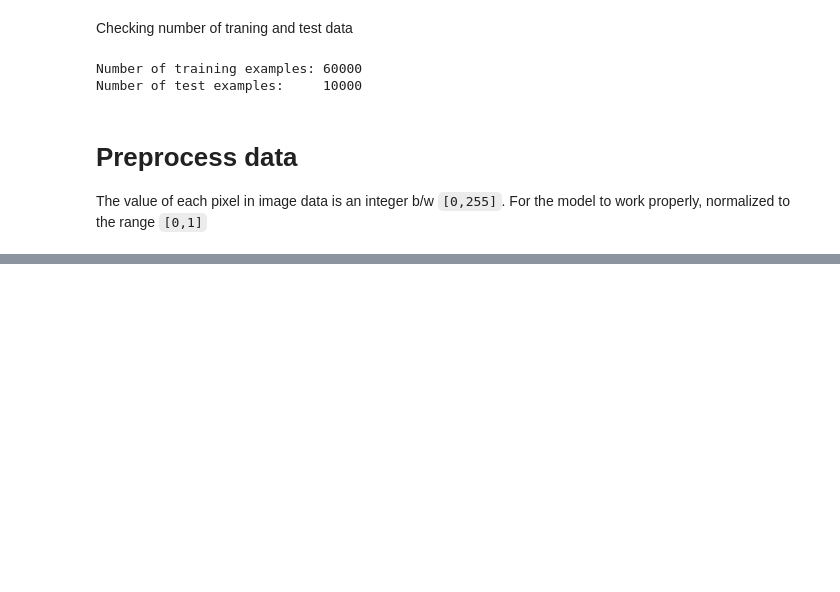
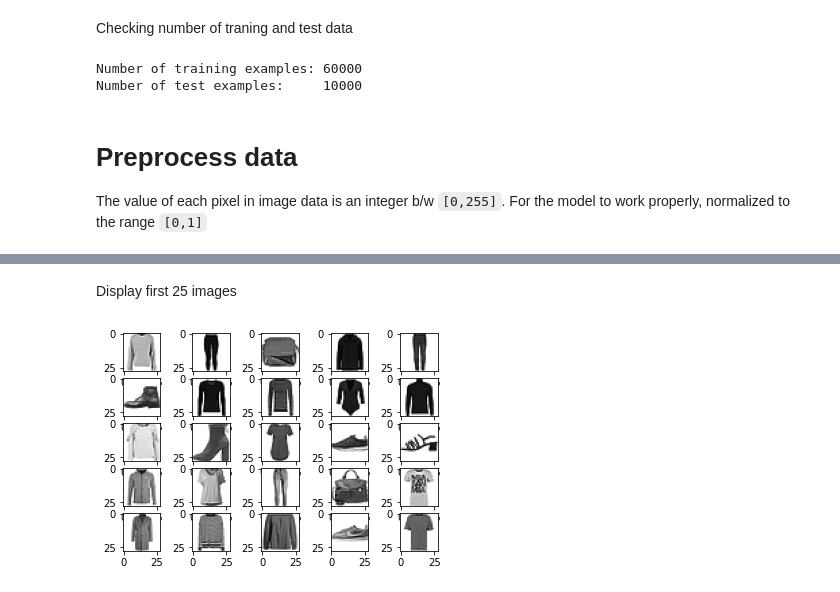
Before and after one commit to vishv96/Tensorflow_Tutz, a Jupyter notebook: MNIST.ipynb, the cells around one changed output, grey strips where cells are left out. Drawn from its saved outputs; the diff is of its cells as text; code cells hidden in the pictures; blank space fills up the shorter version.

```diff
--- a/MNIST.ipynb
+++ b/MNIST.ipynb
@@ -67,0 +87,14 @@ def normalize(images,labels):
+# %% [markdown]
+Display first 25 images
+# %%
+for i,(image,label) in enumerate(train_dataset.take(25)):
+  image = image.numpy().reshape(28,28)
+  plt.subplot(5,5,i+1)
+  plt.xticks = []
+  plt.yticks = []
+  plt.grid = False
+  plt.imshow(image,cmap=plt.cm.binary)
+  plt.xlabel = class_names[label]
+plt.show()
+# %% [output]
+[figure, added]
```
Also changed, not shown: parts of 4 cells of this notebook.
